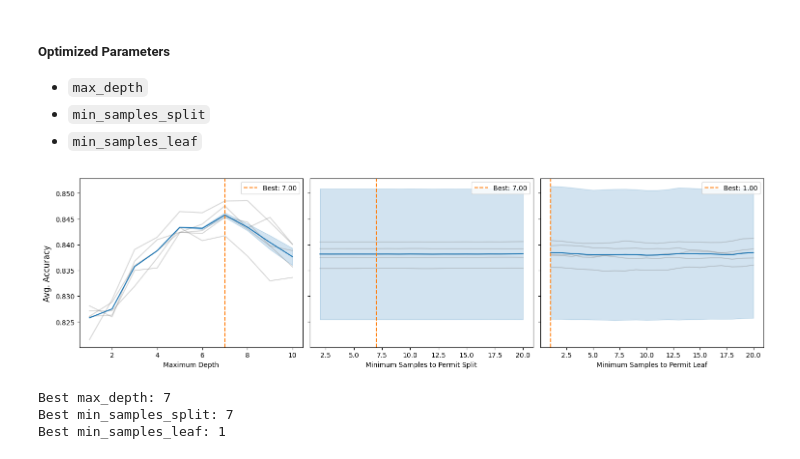
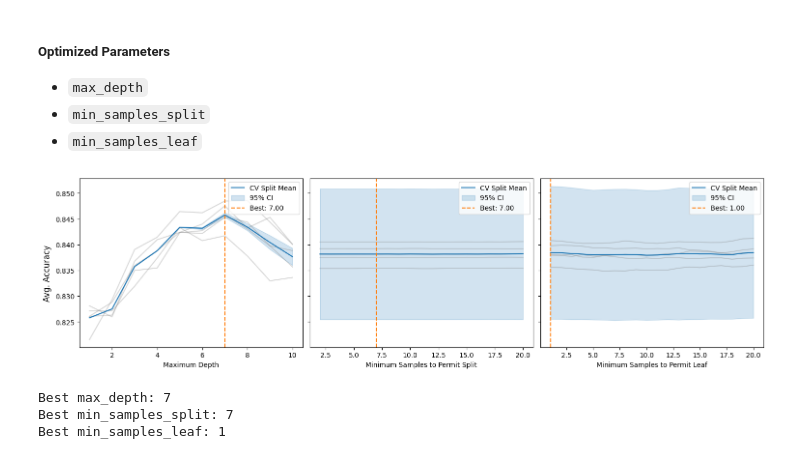
Before and after one commit to velloxen/ids_pbl2_rain-in-australia, a Jupyter notebook: main.ipynb, the cells around one changed output. Saved outputs shown, nothing was run; the diff lists cells and outputs as text; code cells hidden in the pictures.

```diff
--- a/main.ipynb
+++ b/main.ipynb
@@ -30,6 +30,6 @@ dev_dpi = 100
 prod_dpi = 1000
 optimize = {
     "Logistic Regression": True,
-    "Decision Tree": True
+    "Decision Tree": True,
+    "Bagging": True
 }
-models = {}
@@ -516,45 +519,45 @@ if optimize["Decision Tree"]:
     by_depth_95ci = scores.groupby('param_max_depth')[mean_col].std() * 1.96
     for i in by_depth_mean.columns[:-1]:
         depth_ax.plot(param_grid['max_depth'], by_depth_mean[i], color="tab:grey", alpha=0.3)
-    depth_ax.plot(param_grid['max_depth'], by_depth_mean[mean_col], color="tab:blue", alpha=1)
+    depth_ax.plot(param_grid['max_depth'], by_depth_mean[mean_col], color="tab:blue", alpha=1, label="CV Split Mean")
     depth_ax.fill_between(param_grid['max_depth'], by_depth_mean[mean_col]-by_depth_95ci, by_depth_mean[mean_col]+by_depth_95ci,
-                        color="tab:blue", alpha=0.2)
+                        color="tab:blue", alpha=0.2, label="95% CI")
     best_depth = best_tree.get_params()['max_depth']
     depth_ax.axvline(best_depth, ls='--', color='tab:orange', label=f"Best: {best_depth:.2f}")
     depth_ax.set_xlabel("Maximum Depth")
 
     # min_samples_split
     split_ax = axs[1]
     by_split_mean = scores.groupby('param_min_samples_split')[score_columns].mean()
     by_split_95ci = scores.groupby('param_min_samples_split')[mean_col].std() * 1.96
     for i in by_split_mean.columns[:-1]:
         split_ax.plot(param_grid['min_samples_split'], by_split_mean[i], color="tab:gray", alpha=0.3)
-    split_ax.plot(param_grid['min_samples_split'], by_split_mean[mean_col], color="tab:blue", alpha=1)
+    split_ax.plot(param_grid['min_samples_split'], by_split_mean[mean_col], color="tab:blue", alpha=1, label="CV Split Mean")
     split_ax.fill_between(param_grid['min_samples_split'], by_split_mean[mean_col]-by_split_95ci, by_split_mean[mean_col]+by_split_95ci,
-                        color="tab:blue", alpha=0.2)
+                        color="tab:blue", alpha=0.2, label="95% CI")
     best_split = best_tree.get_params()['min_samples_split']
     split_ax.axvline(best_split, ls='--', color='tab:orange', label=f"Best: {best_split:.2f}")
     split_ax.set_xlabel("Minimum Samples to Permit Split")
 
     # min_samples_leaf
     leaf_ax = axs[2]
     by_leaf_mean = scores.groupby('param_min_samples_leaf')[score_columns].mean()
     by_leaf_95ci = scores.groupby('param_min_samples_leaf')[mean_col].std() * 1.96
     for i in by_leaf_mean.columns[:-1]:
         leaf_ax.plot(param_grid['min_samples_leaf'], by_leaf_mean[i], color="tab:gray", alpha=0.3)
-    leaf_ax.plot(param_grid['min_samples_leaf'], by_leaf_mean[mean_col], color="tab:blue", alpha=1)
+    leaf_ax.plot(param_grid['min_samples_leaf'], by_leaf_mean[mean_col], color="tab:blue", alpha=1, label="CV Split Mean")
     leaf_ax.fill_between(param_grid['min_samples_leaf'], by_leaf_mean[mean_col]-by_leaf_95ci, by_leaf_mean[mean_col]+by_leaf_95ci,
-                        color="tab:blue", alpha=0.2)
+                        color="tab:blue", alpha=0.2, label="95% CI")
     best_leaf = best_tree.get_params()['min_samples_leaf']
     leaf_ax.axvline(best_leaf, ls='--', color='tab:orange', label=f"Best: {best_leaf:.2f}")
     leaf_ax.set_xlabel("Minimum Samples to Permit Leaf")
 
     f.supylabel("Avg. Accuracy")
     for ax in axs:
         ax.legend(loc="upper right")
     plt.show();
 # %% [output]
-[figure, old version]
+[figure, new version]
 # %%
 if optimize["Decision Tree"]:
     print("Best max_depth:", best_tree.get_params()['max_depth'])
```
Also changed, not shown: parts of 14 cells of this notebook.
